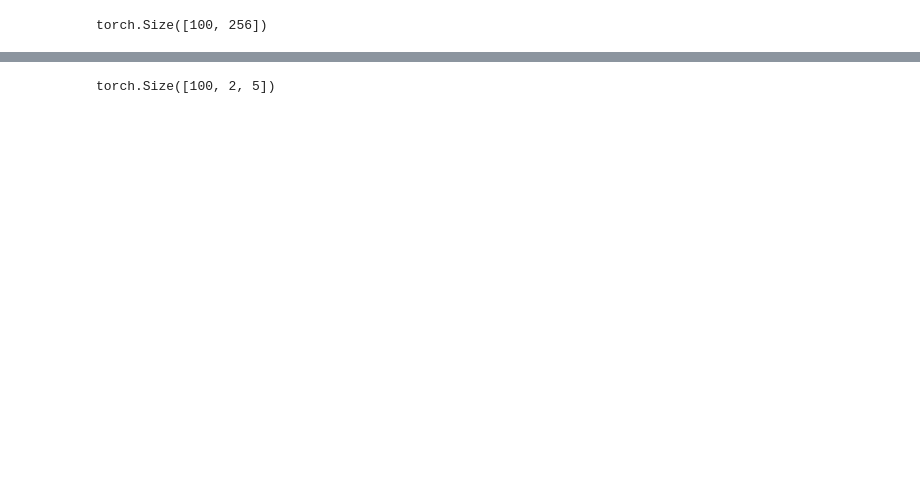
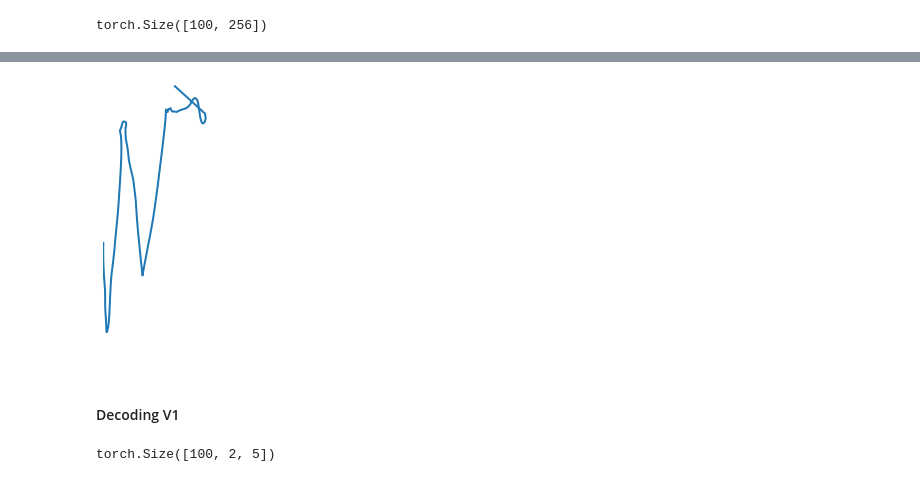
Before and after one commit to andrewlook/singleline_models, a Jupyter notebook: example_sketchformer_decode.ipynb, the cells around one changed output, grey strips where cells are left out. Saved outputs shown, nothing was run; the diff lists cells and outputs as text; code cells hidden in the pictures; blank space fills up the shorter version.

```diff
--- a/example_sketchformer_decode.ipynb
+++ b/example_sketchformer_decode.ipynb
@@ -66,7 +63,7 @@ Model(
   (output_layer): Linear(in_features=128, out_features=5, bias=True)
 )
 # %%
-hp = trainer.hp
+hp = t2.hp
 
 hp.__dict__
 # %% [output]
@@ -159,10 +155,9 @@ emb.shape
 # %% [output]
 torch.Size([100, 256])
 # %%
-from torch import tensor
+embedding = emb
 
-decoder_input = tensor([0., 0., 1., 0., 0.])
-output = torch.ones((emb.shape[0], 1, 5)) * decoder_input
+emb = emb[:2]
 
-output.shape
+emb.shape
 # %% [output]
@@ -189,0 +167,33 @@ tensor([[[0., 0., 1., 0., 0.]],
+# %%
+from torch import tensor
+from torch.nn import functional as F
+
+total_seq_len = hp.max_seq_length + 2
+
+decoder_input = tensor([0., 0., 1., 0., 0.])
+output = torch.ones((emb.shape[0], 1, 5)) * decoder_input
+
+for i in range(total_seq_len):
+    nattn = i + 1
+
+    enc_input_dummy = make_dummy_input(
+        total_seq_len=total_seq_len, nattn=nattn, batch_size=emb.shape[0])
+
+    enc_padding_mask, dec_padding_mask, dec_target_padding_mask, look_ahead_mask = \
+        create_masks(enc_input_dummy, output, device='cpu')
+
+    final_output, attention_weights = t2.model.decode(
+            embedding=emb,
+            target=output,
+            dec_padding_mask=dec_padding_mask,
+            dec_target_padding_mask=dec_target_padding_mask,
+            look_ahead_mask=look_ahead_mask)
+
+    predictions = final_output[:, -1:, ...]  # (batch_size, 1, vocab_size)
+
+    pred_location = predictions[..., :2]
+    pred_metadata = F.one_hot(predictions[..., 2:].argmax(dim=-1), num_classes=3)
+
+    predicted = torch.cat([pred_location, pred_metadata], dim=-1)
+
+    output = torch.cat([output, predicted], dim=1)
@@ -190,3 +219,9 @@ tensor([[[0., 0., 1., 0., 0.]],
+# %%
+plot_stroke5(output[0].detach().numpy())
+# %% [output]
+[figure, added]
+# %% [markdown]
+#### Decoding V1
 # %%
 
 i = 1
```
Also changed, not shown: parts of 28 cells of this notebook, 6 other files.
